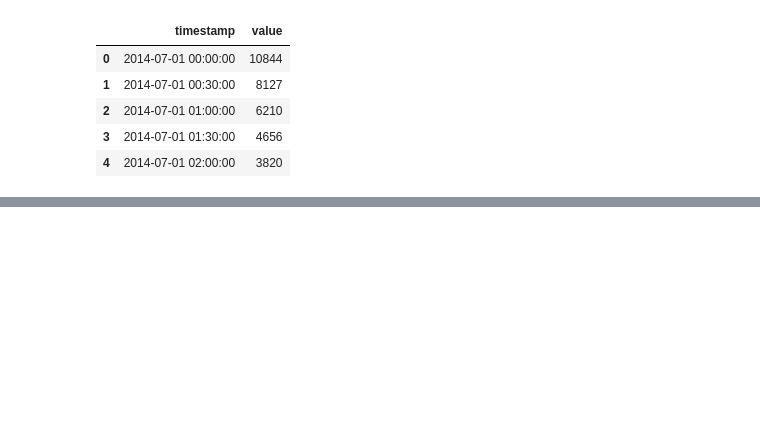
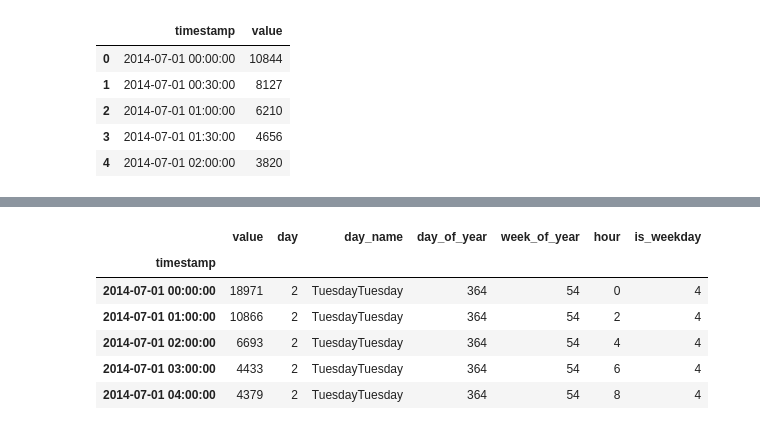
Before and after one commit to Shashank-jais/Pattern_Rocognition_and_anomaly_detection_lab, a Jupyter notebook: Untitled.ipynb, the cells around one changed output, grey strips where cells are left out. Saved outputs shown, nothing was run; the diff lists cells and outputs as text; code cells hidden in the pictures; blank space fills up the shorter version.

```diff
--- a/Untitled.ipynb
+++ b/Untitled.ipynb
@@ -57,0 +50,4 @@ df.head()
+# %%
+# set timestamp to index
+data.set_index('timestamp', drop=True, inplace=True)
+data.head()
@@ -57,0 +62,12 @@ df.head()
+# %%
+# resample timeseries to hourly
+data = data.resample('H').sum()
+data.head()
+# %% [output]
+|  | value | day | day_name | day_of_year | week_of_year | hour | is_weekday |
+| timestamp |  |  |  |  |  |  |  |
+| 2014-07-01 00:00:00 | 18971 | 2 | TuesdayTuesday | 364 | 54 | 0 | 4 |
+| 2014-07-01 01:00:00 | 10866 | 2 | TuesdayTuesday | 364 | 54 | 2 | 4 |
+| 2014-07-01 02:00:00 | 6693 | 2 | TuesdayTuesday | 364 | 54 | 4 | 4 |
+| 2014-07-01 03:00:00 | 4433 | 2 | TuesdayTuesday | 364 | 54 | 6 | 4 |
+| 2014-07-01 04:00:00 | 4379 | 2 | TuesdayTuesday | 364 | 54 | 8 | 4 |
```
Also changed, not shown: parts of 10 cells of this notebook, 5 other files.
